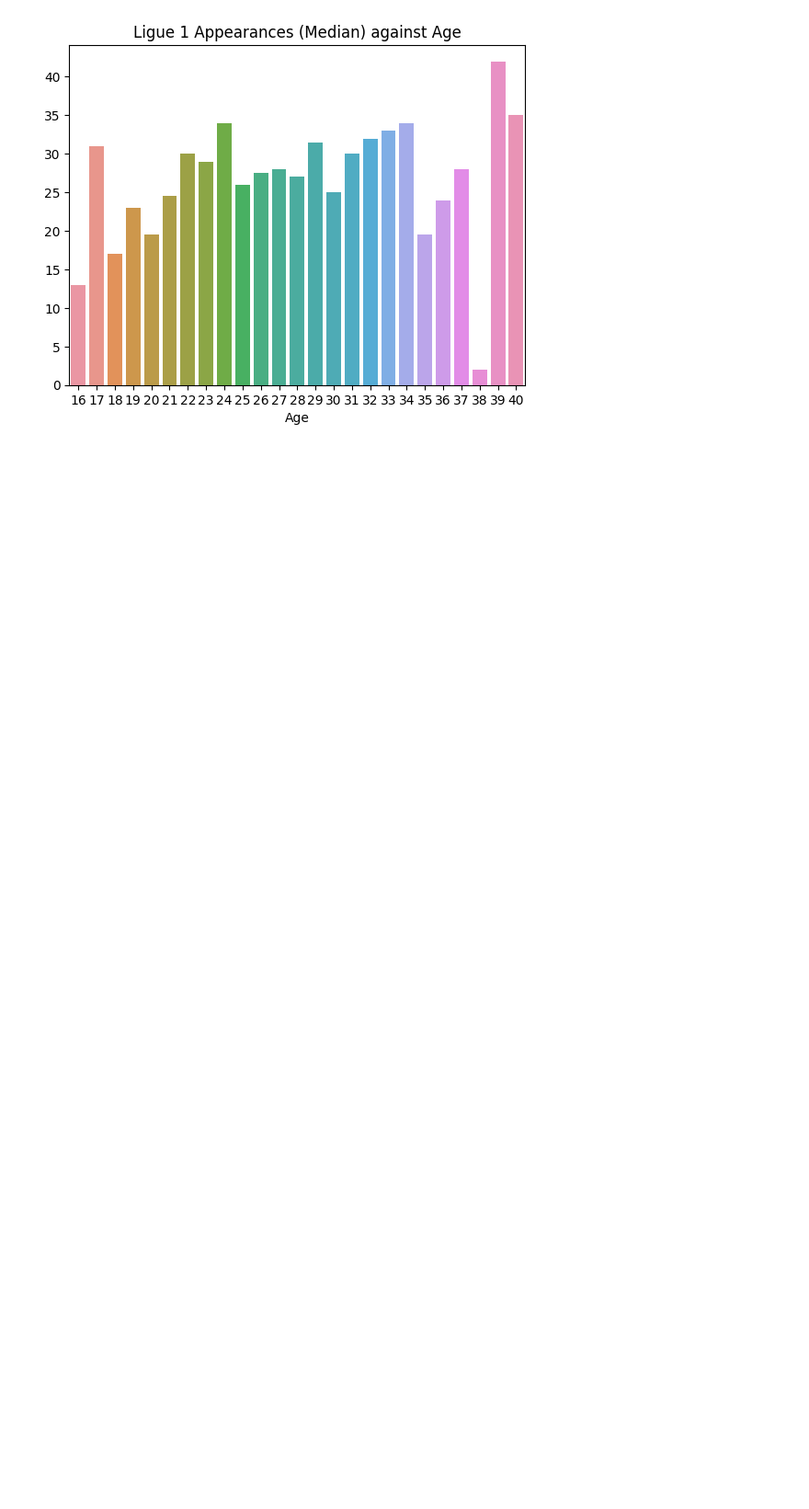
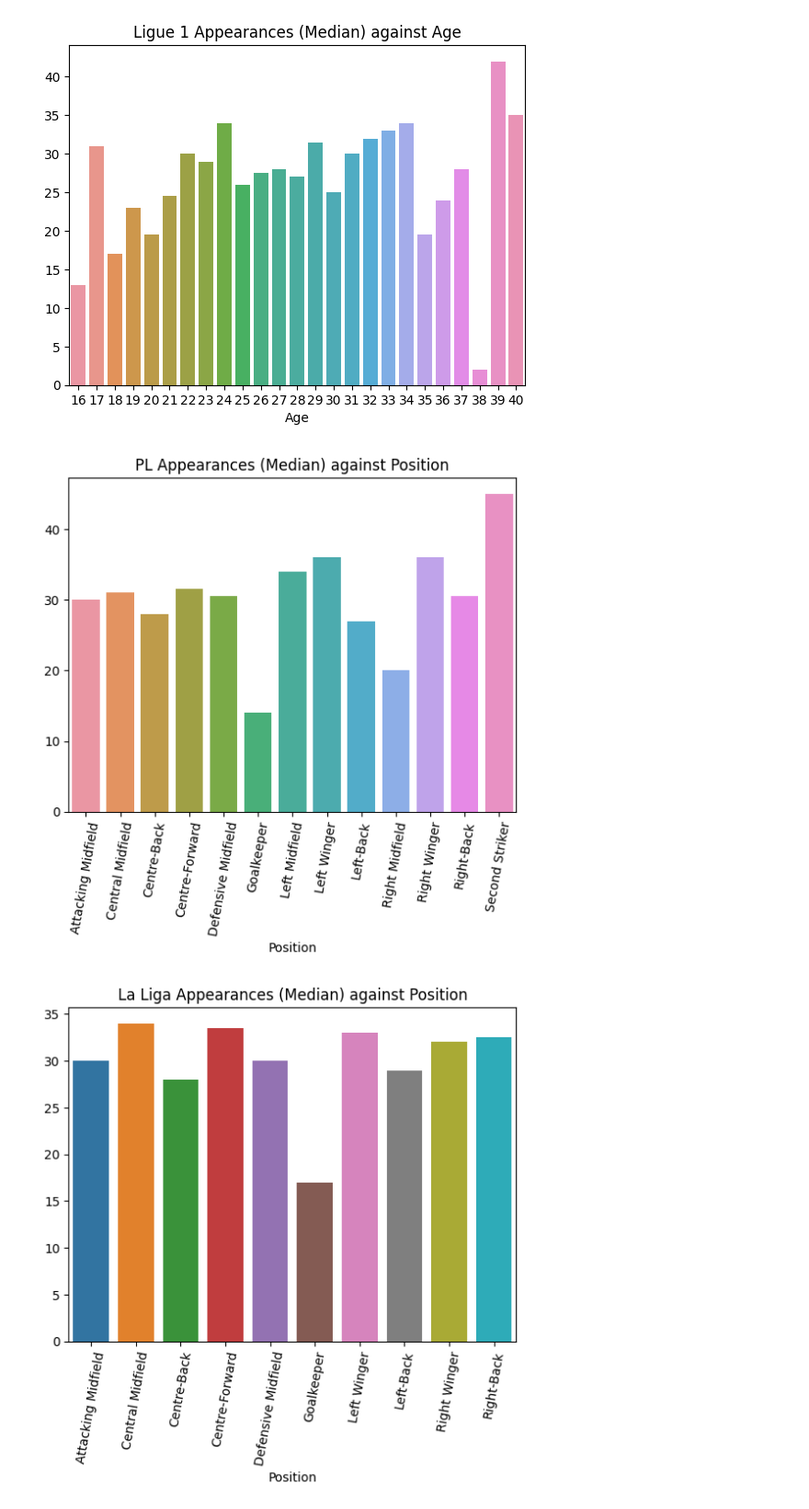
Before and after one commit to tsumian/MA4199-Injury-Prediction, a Jupyter notebook: ma4199-data-preprocessing.ipynb, the cells around one changed output. Shown at 92% size. Drawn from its saved outputs; the diff is of its cells as text; code cells hidden in the pictures; blank space fills up the shorter version.

Commit message:
Kaggle Notebook | MA4199 Data Preprocessing | Version 6

```diff
--- a/ma4199-data-preprocessing.ipynb
+++ b/ma4199-data-preprocessing.ipynb
@@ -232,3 +232,18 @@ get_age_appearance_dist(ligue_1_player_data_df, "Ligue 1 Appearances (Median) ag
 [figure]
 [figure]
 [figure]
+# %%
+def get_pos_appearance_dist(df, title):
+    avg_appearances_by_age = df.groupby('Position')['Appearances'].median()
+    sns.barplot(x=avg_appearances_by_age.index, y=avg_appearances_by_age.values, errorbar="sd").set(title=title)
+    plt.xticks(rotation=80)
+    plt.show()
+
+get_pos_appearance_dist(prem_player_data_df, "PL Appearances (Median) against Position")
+get_pos_appearance_dist(laliga_player_data_df, "La Liga Appearances (Median) against Position")
+get_pos_appearance_dist(bundesliga_player_data_df, "Bundesliga Appearances (Median) against Position")
+get_pos_appearance_dist(serie_a_player_data_df, "Serie A Appearances (Median) against Position")
+get_pos_appearance_dist(ligue_1_player_data_df, "Ligue 1 Appearances (Median) against Position")
+# %% [output]
+[figure, added]
+[figure, added]
```
Also changed, not shown: parts of 1 cell of this notebook.
